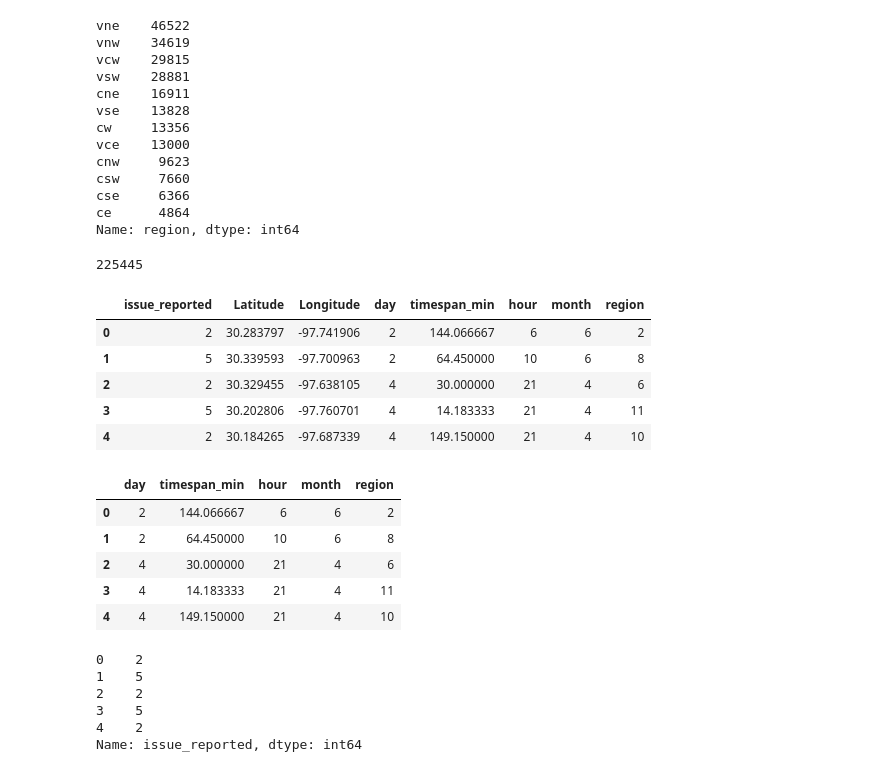
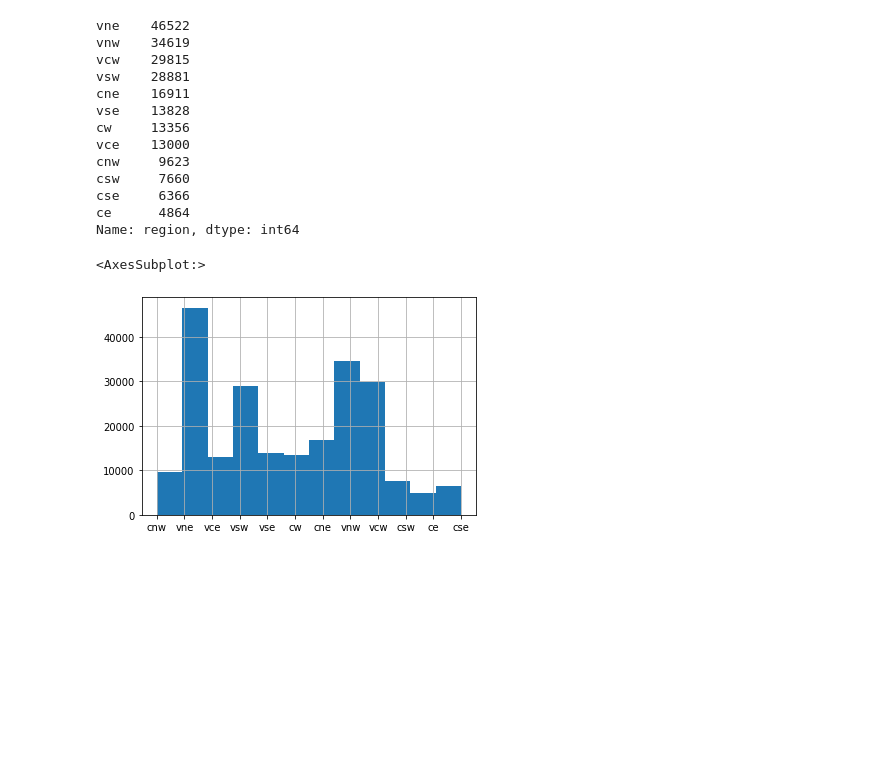
Before and after one commit to tomshields71/Real-Time_Traffic_Incident_Reports, a Jupyter notebook: Traffic_pre-processing_training.ipynb, the cells around one changed output. Drawn from its saved outputs; the diff is of its cells as text; code cells hidden in the pictures; blank space fills up the shorter version.

```diff
--- a/Traffic_pre-processing_training.ipynb
+++ b/Traffic_pre-processing_training.ipynb
@@ -210,37 +227,7 @@ cse     6366
 ce      4864
 Name: region, dtype: int64
 # %%
-df['region'].value_counts().sum()
+df.region.hist(bins=12)
 # %% [output]
-225445
+<AxesSubplot:>
+[figure, added]
-# %%
-le2 = LabelEncoder()
-df['region']=le2.fit_transform(df['region'])
-df.head()
-# %% [output]
-|  | issue_reported | Latitude | Longitude | day | timespan_min | hour | month | region |
-| 0 | 2 | 30.283797 | -97.741906 | 2 | 144.066667 | 6 | 6 | 2 |
-| 1 | 5 | 30.339593 | -97.700963 | 2 | 64.450000 | 10 | 6 | 8 |
-| 2 | 2 | 30.329455 | -97.638105 | 4 | 30.000000 | 21 | 4 | 6 |
-| 3 | 5 | 30.202806 | -97.760701 | 4 | 14.183333 | 21 | 4 | 11 |
-| 4 | 2 | 30.184265 | -97.687339 | 4 | 149.150000 | 21 | 4 | 10 |
-# %%
-X = df.iloc[:, [3,4,5,6,7]]
-X.head()
-# %% [output]
-|  | day | timespan_min | hour | month | region |
-| 0 | 2 | 144.066667 | 6 | 6 | 2 |
-| 1 | 2 | 64.450000 | 10 | 6 | 8 |
-| 2 | 4 | 30.000000 | 21 | 4 | 6 |
-| 3 | 4 | 14.183333 | 21 | 4 | 11 |
-| 4 | 4 | 149.150000 | 21 | 4 | 10 |
-# %%
-y = df.iloc[:,0]
-y.head()
-# %% [output]
-0    2
-1    5
-2    2
-3    5
-4    2
-Name: issue_reported, dtype: int64
```
Also changed, not shown: parts of 36 cells of this notebook, 1 other file.
